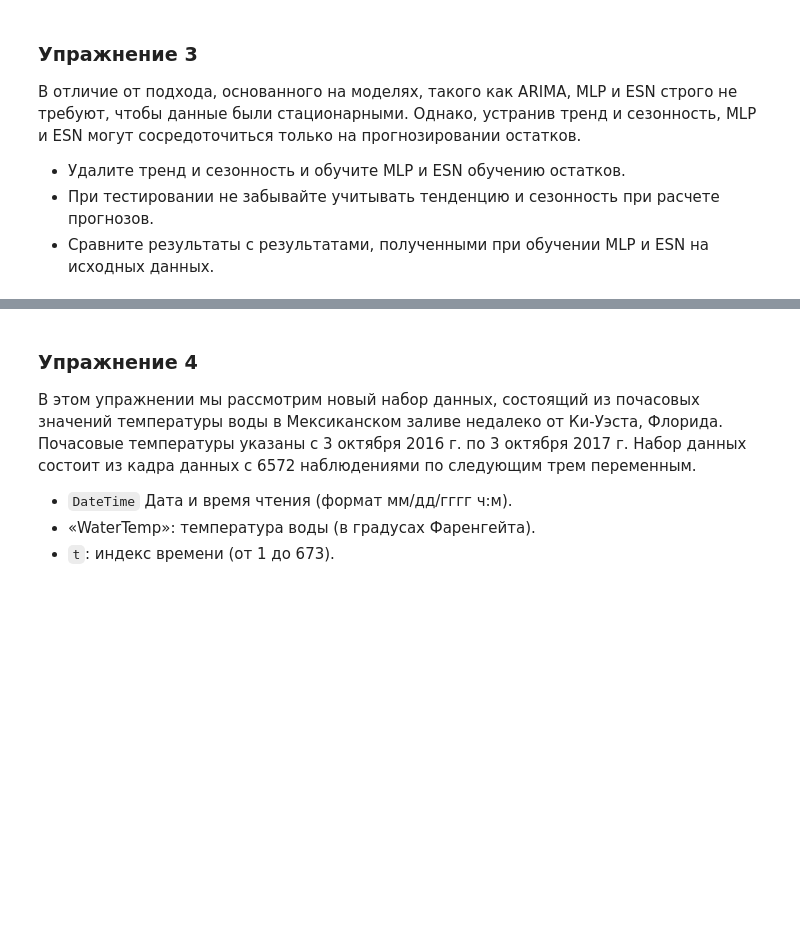
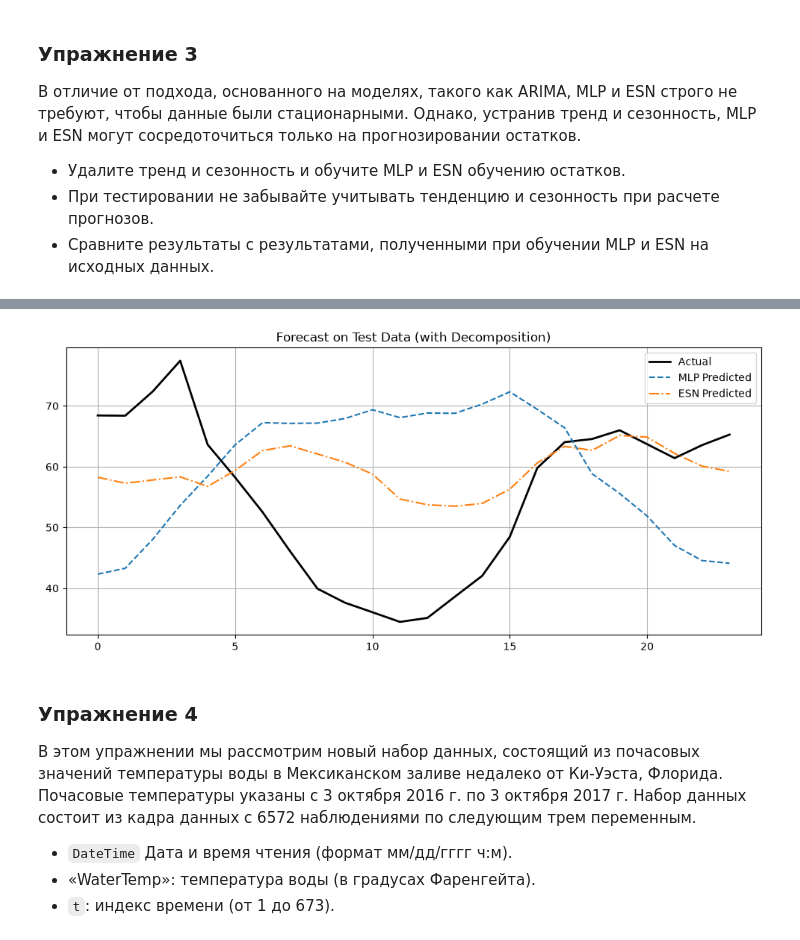
Before and after one commit to Dream-Prodigy/My-project, a Jupyter notebook: practice_18/nn_reservoir_computing.ipynb, the cells around one changed output, grey strips where cells are left out. Drawn from its saved outputs; the diff is of its cells as text; code cells hidden in the pictures; blank space fills up the shorter version.

Commit message:
Update nn_reservoir_computing.ipynb
В упражнении 2 объяснил выбор baseline и является ли это хорошей базой. Также исправил замечания по упражнению 3.

```diff
--- a/practice_18/nn_reservoir_computing.ipynb
+++ b/practice_18/nn_reservoir_computing.ipynb
@@ -1145,0 +1111,85 @@ MSE с удалением тренда и сезонности: 15.67
+# %%
+# Берем исходный ряд
+ts = time_series.flatten()
+
+# Разделяем на Train и Test до декомпозиции (90% на 10%)
+train_size = int(0.9 * len(ts))
+train_ts = ts[:train_size]
+test_ts = ts[train_size:]
+
+# Делаем декомпозицию только на Train
+decomposition = seasonal_decompose(train_ts, period=24, model='additive')
+trend_train = decomposition.trend
+seasonal_train = decomposition.seasonal
+residual_train = decomposition.resid
+
+# Убираем NaN, которые появляются на краях
+valid_mask = ~np.isnan(residual_train)
+residual_train_clean = residual_train[valid_mask]
+
+# Готовим тестовые данные (Тренд - линейная экстраполяция, Сезонность - повтор)
+valid_trend_mask = ~np.isnan(trend_train)
+x_train_trend = np.arange(len(trend_train))[valid_trend_mask].reshape(-1, 1)
+y_train_trend = trend_train[valid_trend_mask]
+
+lin_reg = LinearRegression()
+lin_reg.fit(x_train_trend, y_train_trend)
+
+# Экстраполируем тренд на длину теста
+x_test_trend = np.arange(len(trend_train), len(trend_train) + len(test_ts)).reshape(-1, 1)
+trend_test = lin_reg.predict(x_test_trend)
+
+# Сезонность для теста берем из train (т.к. период 24 повторяется)
+seasonal_test = np.tile(seasonal_train[-24:], len(test_ts)//24 + 1)[:len(test_ts)]
+
+# Обучаем MLP на остатках (горизонт 1, пошаговый прогноз)
+window_size = 24
+horizon = 1 # Теперь мы учим предсказывать только один следующий шаг (горизонт 1)
+
+X_train_res, y_train_res = create_windows(residual_train_clean.reshape(-1, 1), window_size, horizon)
+y_train_res = y_train_res[:, -1]
+
+X_train_res_flat = X_train_res.reshape(X_train_res.shape[0], -1)
+
+scaler_mlp = StandardScaler()
+X_train_res_scaled = scaler_mlp.fit_transform(X_train_res_flat)
+
+mlp_res = MLPRegressor(hidden_layer_sizes=(16,8), activation='relu', solver='adam', max_iter=1000, random_state=42)
+mlp_res.fit(X_train_res_scaled, y_train_res.ravel())
+
+# Обучаем ESN на остатках (горизонт 1)
+Xtr_e, Ytr_e, Xte_e, Yte_e, scaler_esn = make_forecasting_dataset(
+    residual_train_clean.reshape(-1, 1), horizon=1, test_percent=0.1)
+
+res = Reservoir(n_internal_units=900, spectral_radius=0.9, input_scaling=0.5, connectivity=0.25)
+n_drop = 10
+states_tr_e = res.get_states(Xtr_e[None, :, :], n_drop=n_drop, bidir=False)
+states_te_e = res.get_states(Xte_e[None, :, :], n_drop=n_drop, bidir=False)
+
+ridge = Ridge(alpha=1.0)
+ridge.fit(states_tr_e[0], Ytr_e[n_drop:, :])
+
+# Прогноз для теста (берем только последний шаг)
+esn_preds = ridge.predict(states_te_e[0])
+
+# Сравнение и вывод
+actual_test_24 = test_ts[:24]
+mlp_final_24 = trend_test[:24] + seasonal_test[:24] + mlp_preds
+esn_final_24 = trend_test[:24] + seasonal_test[:24] + esn_preds[:24]
+
+mse_mlp = mean_squared_error(actual_test_24, mlp_final_24)
+mse_esn = mean_squared_error(actual_test_24, esn_final_24)
+
+print(f"MLP MSE (с декомпозицией): {mse_mlp:.2f}")
+print(f"ESN MSE (с декомпозицией): {mse_esn:.2f}")
+print(f"Для сравнения, лучшее MSE на исходных данных (из упр. 1): 33.07")
+
+plt.figure(figsize=(12, 5))
+plt.plot(actual_test_24, label="Actual", color='black', linewidth=2)
+plt.plot(mlp_final_24, label="MLP Predicted", linestyle='--')
+plt.plot(esn_final_24, label="ESN Predicted", linestyle='-.')
+plt.title("Forecast on Test Data (with Decomposition)")
+plt.legend()
+plt.grid()
+plt.show()
+# %% [output]
@@ -1145,0 +1199 @@ MSE с удалением тренда и сезонности: 15.67
+[figure, added]
```
Also changed, not shown: parts of 22 cells of this notebook.
